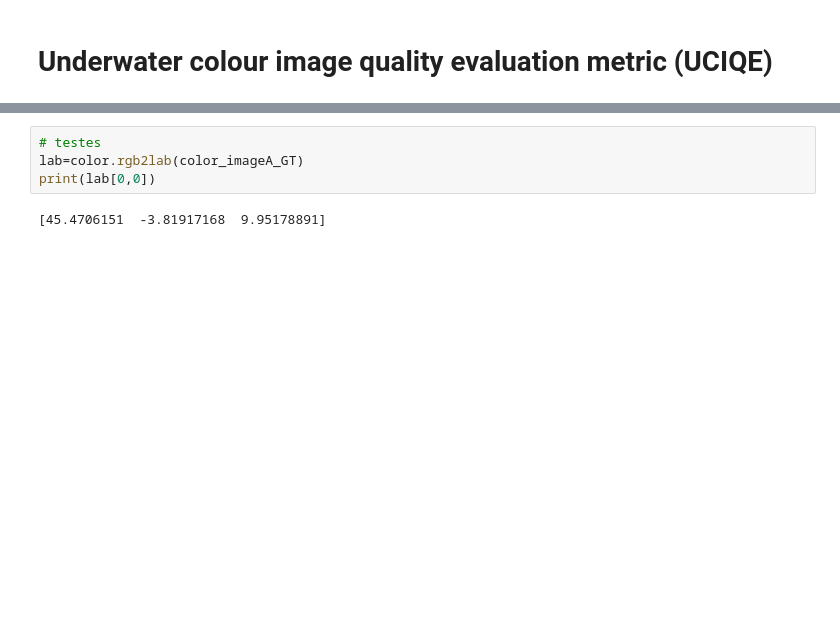
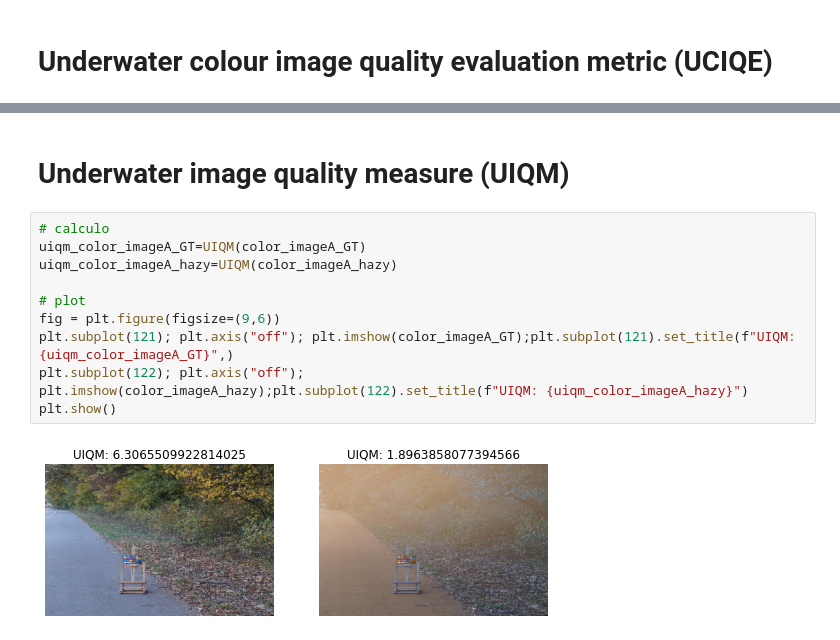
Before and after one commit to Riccellisp/ProjetoPecem, a Jupyter notebook: examples.ipynb, the cells around one changed output, grey strips where cells are left out. Cells and saved outputs as stored; diff of their text form; blank space fills up the shorter version.

Commit message:
implementação da UIQM

```diff
--- a/examples.ipynb
+++ b/examples.ipynb
@@ -50,9 +51,17 @@ plt.subplot(122); plt.axis("off"); plt.imshow(color_imageA_hazy);plt.subplot(122
 plt.show()
 # %% [output]
 [figure]
-# %%
-# testes
-lab=color.rgb2lab(color_imageA_GT)
-print(lab[0,0])
-# %% [output]
-[45.4706151  -3.81917168  9.95178891]
+# %% [markdown]
+# Underwater image quality measure (UIQM)
+# %%
+# calculo
+uiqm_color_imageA_GT=UIQM(color_imageA_GT)
+uiqm_color_imageA_hazy=UIQM(color_imageA_hazy)
+
+# plot
+fig = plt.figure(figsize=(9,6))
+plt.subplot(121); plt.axis("off"); plt.imshow(color_imageA_GT);plt.subplot(121).set_title(f"UIQM: {uiqm_color_imageA_GT}",)
+plt.subplot(122); plt.axis("off"); plt.imshow(color_imageA_hazy);plt.subplot(122).set_title(f"UIQM: {uiqm_color_imageA_hazy}")
+plt.show()
+# %% [output]
+[figure, added]
```
Also changed, not shown: parts of 2 cells of this notebook, 1 other file.
